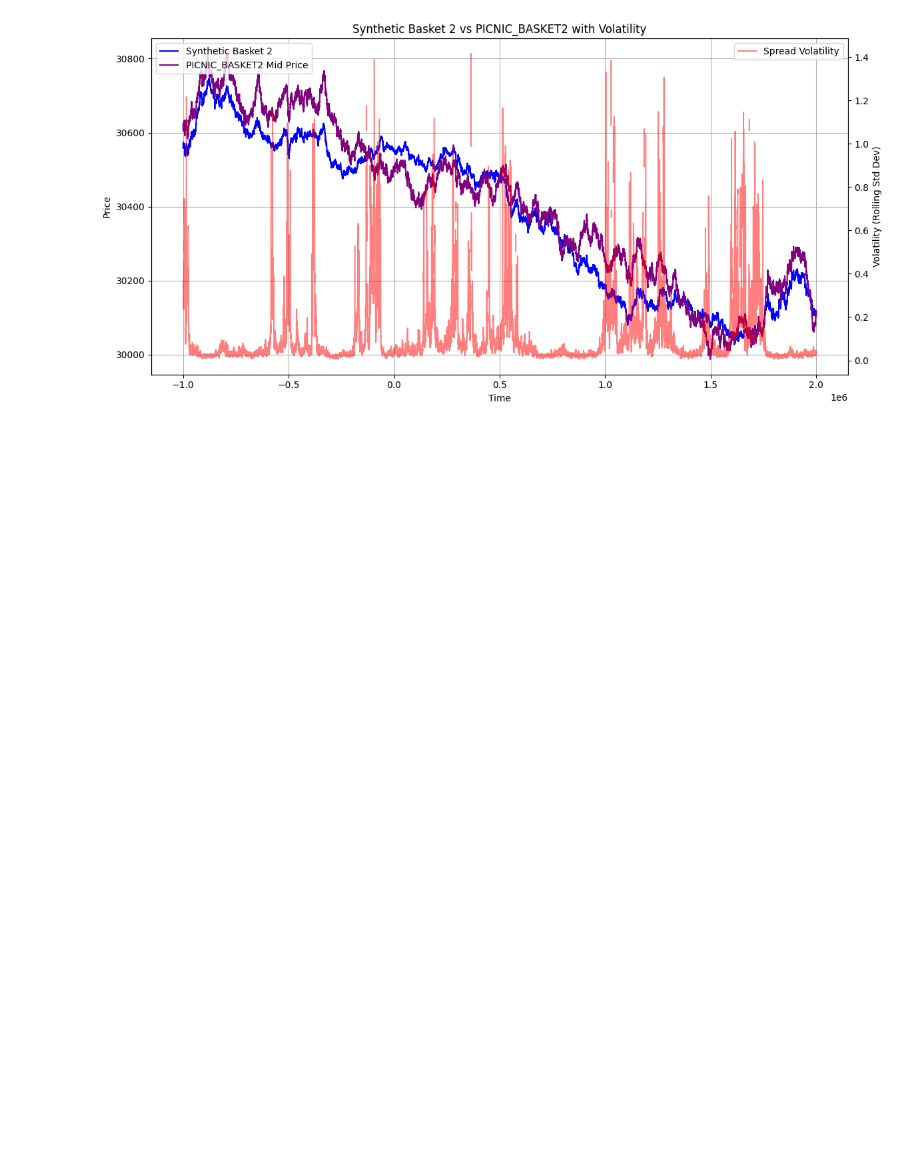
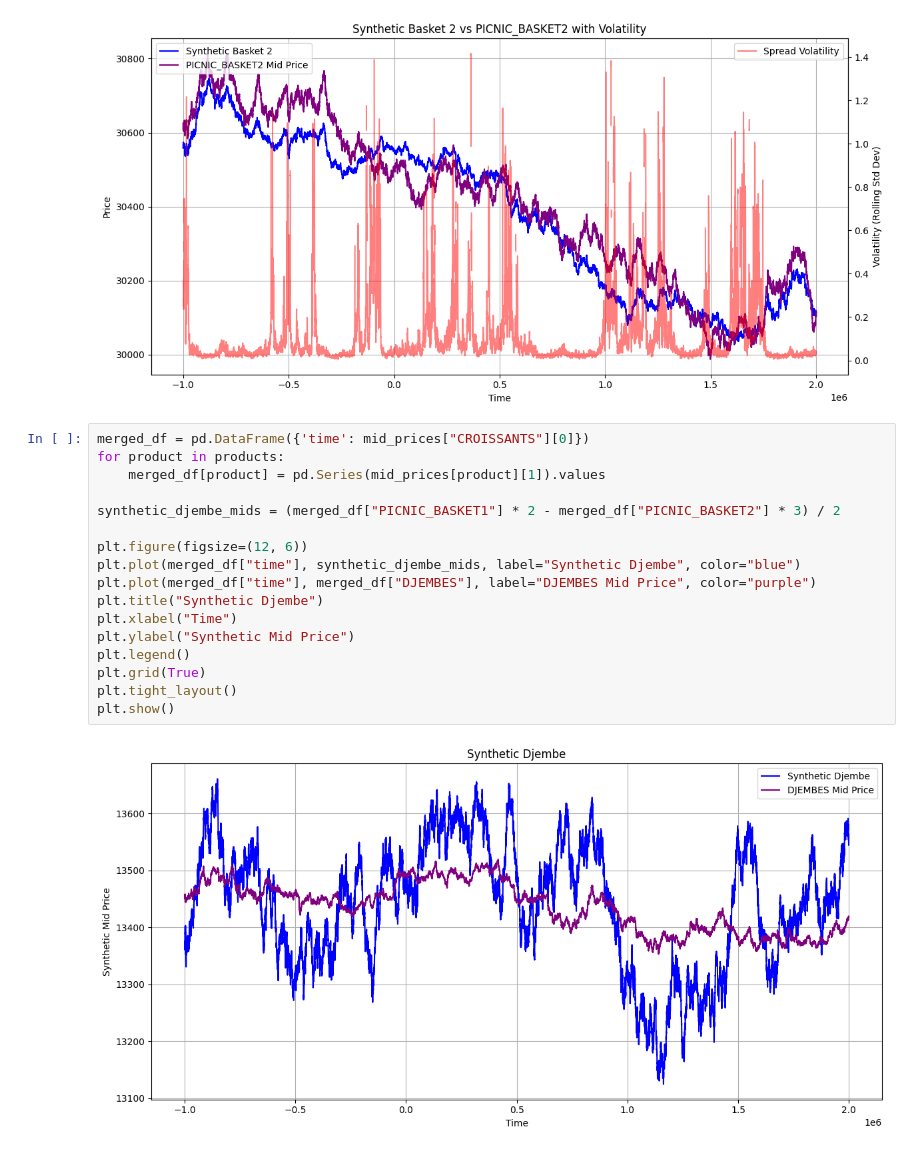
Before and after one commit to jennifer-lu/prosperity-3, a Jupyter notebook: round_2_algo.ipynb, the cells around one changed output. Drawn from its saved outputs; the diff is of its cells as text; blank space fills up the shorter version.

Commit message:
add djembe idea

```diff
--- a/round_2_algo.ipynb
+++ b/round_2_algo.ipynb
@@ -139,3 +139,22 @@ plt.show()
 # %% [output]
 [figure]
 [figure]
+# %%
+merged_df = pd.DataFrame({'time': mid_prices["CROISSANTS"][0]})
+for product in products:
+    merged_df[product] = pd.Series(mid_prices[product][1]).values
+
+synthetic_djembe_mids = (merged_df["PICNIC_BASKET1"] * 2 - merged_df["PICNIC_BASKET2"] * 3) / 2
+
+plt.figure(figsize=(12, 6))
+plt.plot(merged_df["time"], synthetic_djembe_mids, label="Synthetic Djembe", color="blue")
+plt.plot(merged_df["time"], merged_df["DJEMBES"], label="DJEMBES Mid Price", color="purple")
+plt.title("Synthetic Djembe")
+plt.xlabel("Time")
+plt.ylabel("Synthetic Mid Price")
+plt.legend()
+plt.grid(True)
+plt.tight_layout()
+plt.show()
+# %% [output]
+[figure, added]
```
